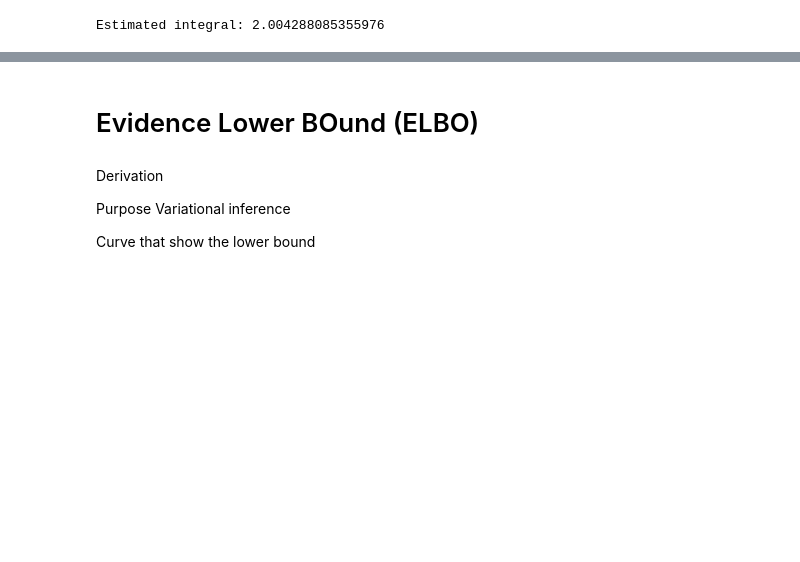
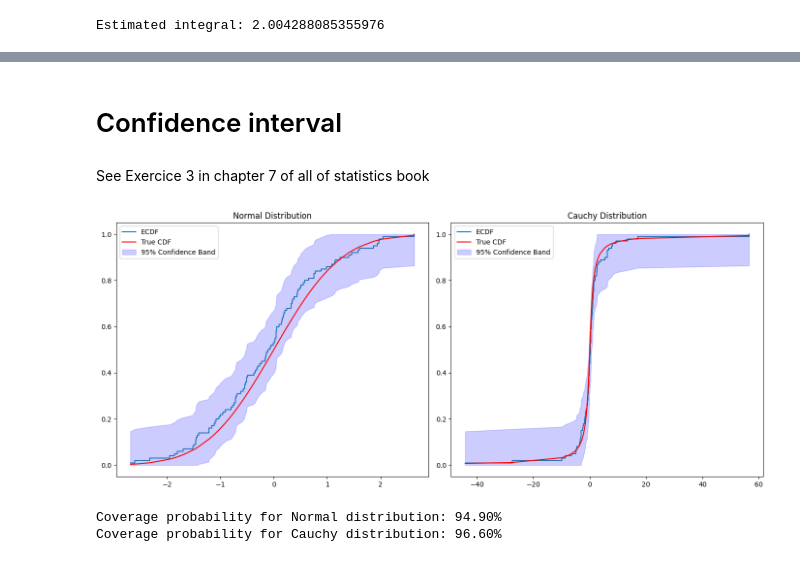
Before and after one commit to mKabouri/RL-algorithms, a Jupyter notebook: related/mc_importance_sampling_ci.ipynb, the cells around one changed output, grey strips where cells are left out. Cells and saved outputs as stored; diff of their text form; code cells hidden in the pictures; blank space fills up the shorter version.

```diff
--- a/related/mc_importance_sampling.ipynb
+++ b/related/mc_importance_sampling_ci.ipynb
@@ -490,8 +483,0 @@ Fail to reject the null hypothesis: No significant difference from the populatio
-# %% [markdown]
-# Evidence Lower BOund (ELBO)
-# %% [markdown]
-Derivation
-
-Purpose Variational inference
-
-Curve that show the lower bound
@@ -500,0 +484,65 @@ import jax.numpy as jnp
+# %% [markdown]
+# Confidence interval
+# %% [markdown]
+See Exercice 3 in chapter 7 of all of statistics book
+# %%
+def compute_confidence_band(data, cdf_func, alpha=0.05):
+    n = len(data)
+    sorted_data = np.sort(data)
+    ecdf = np.arange(1, n+1)/n
+    epsilon_n = np.sqrt((1/(2*n))*np.log(2/alpha))
+
+    lower_bound = np.maximum(0, ecdf-epsilon_n)
+    upper_bound = np.minimum(1, ecdf+epsilon_n)
+    return sorted_data, lower_bound, upper_bound
+
+n_samples = 100
+n_reps = 1000
+alpha = 0.05
+true_coverage_normal = 0
+true_coverage_cauchy = 0
+
+for _ in range(n_reps):
+    data_normal = np.random.normal(0, 1, n_samples)
+    sorted_data, lower, upper = compute_confidence_band(data_normal, norm.cdf, alpha)
+    true_cdf = norm.cdf(sorted_data)
+    true_coverage_normal += np.all((true_cdf >= lower) & (true_cdf <= upper))
+
+for _ in range(n_reps):
+    data_cauchy = np.random.standard_cauchy(n_samples)
+    sorted_data, lower, upper = compute_confidence_band(data_cauchy, cauchy.cdf, alpha)
+    true_cdf = cauchy.cdf(sorted_data)
+    true_coverage_cauchy += np.all((true_cdf >= lower) & (true_cdf <= upper))
+
+coverage_normal = true_coverage_normal/n_reps
+coverage_cauchy = true_coverage_cauchy/n_reps
+
+fig, axs = plt.subplots(1, 2, figsize=(14, 6))
+
+sample_normal = np.random.normal(0, 1, n_samples)
+sorted_data, lower, upper = compute_confidence_band(sample_normal, norm.cdf, alpha)
+true_cdf = norm.cdf(sorted_data)
+axs[0].step(sorted_data, np.arange(1, n_samples+1)/n_samples, label="ECDF", where="post")
+axs[0].plot(sorted_data, true_cdf, label="True CDF", color="red")
+axs[0].fill_between(sorted_data, lower, upper, color="blue", alpha=0.2, label="95% Confidence Band")
+axs[0].set_title("Normal Distribution")
+axs[0].legend()
+
+sample_cauchy = np.random.standard_cauchy(n_samples)
+sorted_data, lower, upper = compute_confidence_band(sample_cauchy, cauchy.cdf, alpha)
+true_cdf = cauchy.cdf(sorted_data)
+axs[1].step(sorted_data, np.arange(1, n_samples+1)/n_samples, label="ECDF", where="post")
+axs[1].plot(sorted_data, true_cdf, label="True CDF", color="red")
+axs[1].fill_between(sorted_data, lower, upper, color="blue", alpha=0.2, label="95% Confidence Band")
+axs[1].set_title("Cauchy Distribution")
+axs[1].legend()
+
+plt.tight_layout()
+plt.show()
+
+print(f"Coverage probability for Normal distribution: {coverage_normal*100:.2f}%")
+print(f"Coverage probability for Cauchy distribution: {coverage_cauchy*100:.2f}%")
+# %% [output]
+[figure, added]
+Coverage probability for Normal distribution: 94.90%
+Coverage probability for Cauchy distribution: 96.60%
```
Also changed, not shown: parts of 4 cells of this notebook, 4 other files.
